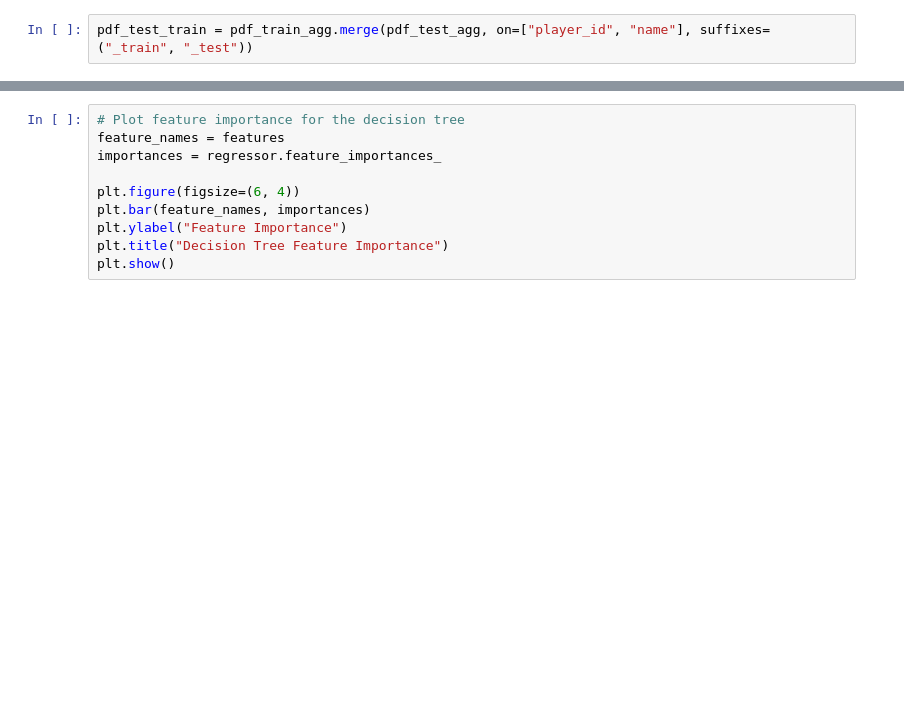
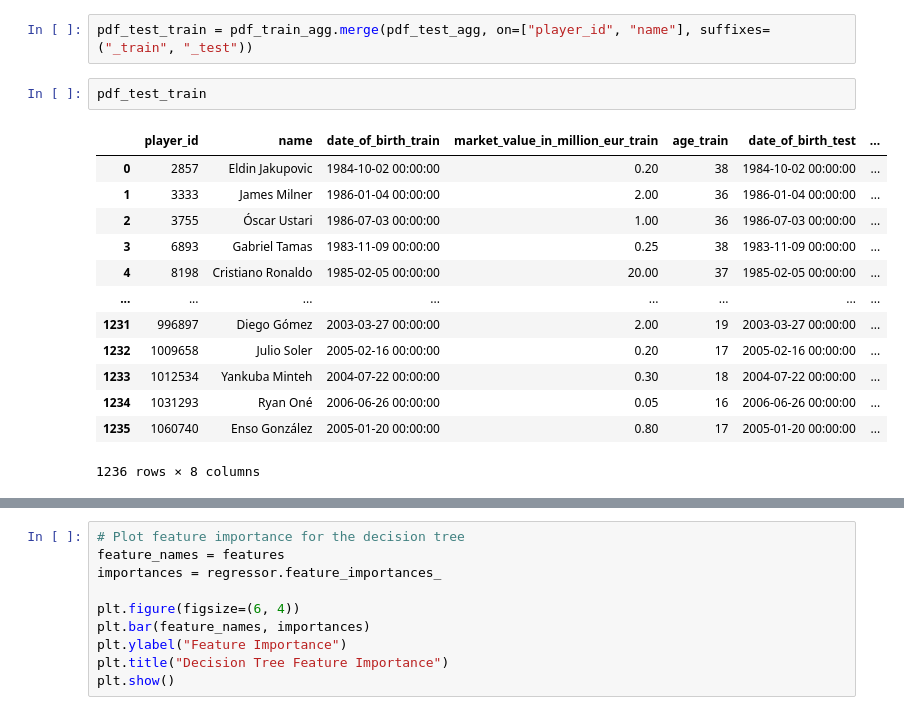
Before and after one commit to tomknuckey/football_player_value_predictions, a Jupyter notebook: model_data.ipynb, the cells around one changed output, grey strips where cells are left out. Drawn from its saved outputs; the diff is of its cells as text; blank space fills up the shorter version.

```diff
--- a/model_data.ipynb
+++ b/model_data.ipynb
@@ -31,6 +35,22 @@ pdf_train_agg= train.query("year == 2022").groupby(["player_id", "name"])[["date
 pdf_test_agg = test.query("year == 2023").groupby(["player_id", "name"])[["date_of_birth", "market_value_in_million_eur", "age"]].last().reset_index()
 # %%
 pdf_test_train = pdf_train_agg.merge(pdf_test_agg, on=["player_id", "name"], suffixes=("_train", "_test"))
+# %%
+pdf_test_train
+# %% [output]
+|  | player_id | name | date_of_birth_train | market_value_in_million_eur_train | age_train | date_of_birth_test | ... |
+| 0 | 2857 | Eldin Jakupovic | 1984-10-02 00:00:00 | 0.20 | 38 | 1984-10-02 00:00:00 | ... |
+| 1 | 3333 | James Milner | 1986-01-04 00:00:00 | 2.00 | 36 | 1986-01-04 00:00:00 | ... |
+| 2 | 3755 | Óscar Ustari | 1986-07-03 00:00:00 | 1.00 | 36 | 1986-07-03 00:00:00 | ... |
+| 3 | 6893 | Gabriel Tamas | 1983-11-09 00:00:00 | 0.25 | 38 | 1983-11-09 00:00:00 | ... |
+| 4 | 8198 | Cristiano Ronaldo | 1985-02-05 00:00:00 | 20.00 | 37 | 1985-02-05 00:00:00 | ... |
+| ... | ... | ... | ... | ... | ... | ... | ... |
+| 1231 | 996897 | Diego Gómez | 2003-03-27 00:00:00 | 2.00 | 19 | 2003-03-27 00:00:00 | ... |
+| 1232 | 1009658 | Julio Soler | 2005-02-16 00:00:00 | 0.20 | 17 | 2005-02-16 00:00:00 | ... |
+| 1233 | 1012534 | Yankuba Minteh | 2004-07-22 00:00:00 | 0.30 | 18 | 2004-07-22 00:00:00 | ... |
+| 1234 | 1031293 | Ryan Oné | 2006-06-26 00:00:00 | 0.05 | 16 | 2006-06-26 00:00:00 | ... |
+| 1235 | 1060740 | Enso González | 2005-01-20 00:00:00 | 0.80 | 17 | 2005-01-20 00:00:00 | ... |
+1236 rows × 8 columns
 # %%
 
 
```
Also changed, not shown: parts of 4 cells of this notebook, 6 other files.
